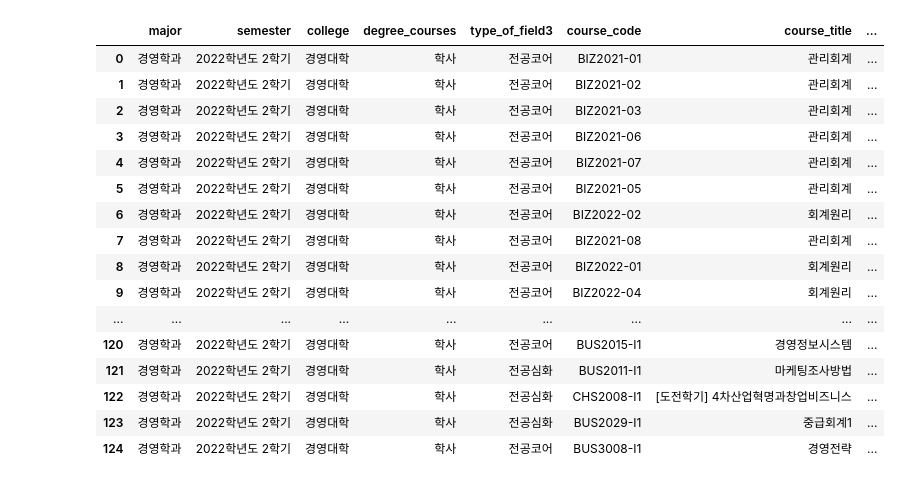
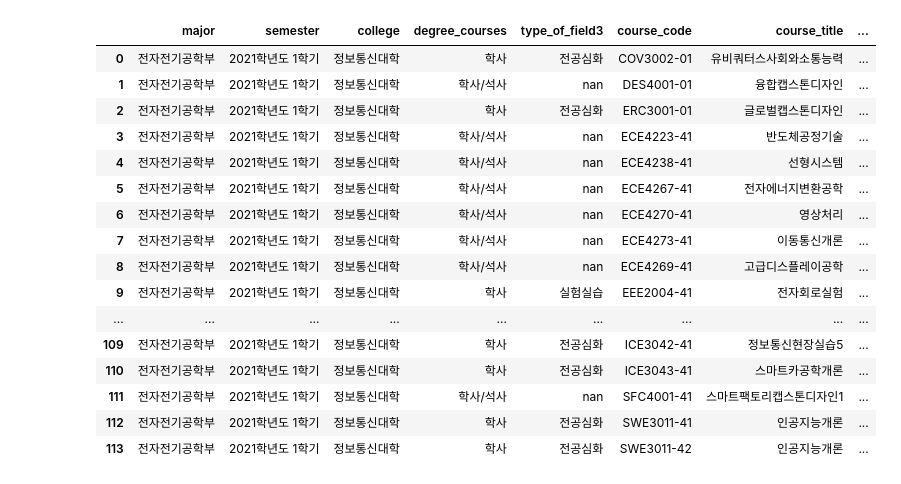
Before and after one commit to ownvoy/DSC3037-Fall-2022, a Jupyter notebook: datacleaning.ipynb, the cells around one changed output. Cells and saved outputs as stored; diff of their text form; code cells hidden in the pictures.

```diff
--- a/datacleaning.ipynb
+++ b/datacleaning.ipynb
@@ -2,10 +2,10 @@
 import json, pandas as pd
 # %%
 import json, pandas as pd
-with open(r'D:\DSC3037\data\경영학과\2022학년도 2학기.json',encoding='UTF8') as f:
+with open(r'data\\전자전기공학부\\2021학년도 1학기.json',encoding='UTF8') as f:
     js = json.loads(f.read()) ## json 라이브러리 이용
 df1 = pd.DataFrame(js)
-df1 = pd.read_json(r'D:\DSC3037\data\경영학과\2022학년도 2학기.json',encoding='UTF8') ## pd.read_json 이용
+df1 = pd.read_json(r'data\\전자전기공학부\\2021학년도 1학기.json',encoding='UTF8') ## pd.read_json 이용
 df2_list = df1['course'].to_list()
 
 # 보기 삭제
@@ -45,6 +45,7 @@ courselist = ["온라인 (사전제작)",
                             "온-오프혼합 (오프라인 순환출석+Real Time Streaming)",
                             "온-오프혼합 (오프라인+Real Time Streaming)",
                             "온-오프혼합 (오프라인+강의저장)",
+                            "온-오프[오프라인+강의저장,Real Time Streaming]",
                             "온-오프[오프라인+강의저장]",
                             "온-오프[오프라인+Real Time Streaming]",
                             "오프라인",
@@ -64,46 +65,46 @@ for each in df2_list:
         each[-1] = temp
         each[-2] = 'nan'
 # df2_ list를 dataframe으로
 df1['course'] = df2_list
 
 collumnName = ['degree_courses',
                                     'type_of_field3',
                                     'course_code',
                                     'course_title',
                                     'course_title_english',
                                     'instructor',
                                     'campus',
                                     'type_of_field2',
                                     'credits(Hrs)',
                                     'classtime',
                                     'type_of_class1',
                                     'type_of_class2',
                                     'remarks']
 
 
 for idx, name in  enumerate(collumnName):
     df1[name] = df1['course'].str.get(idx)
 
 
 
 df1=df1.drop(['course'], axis='columns')
 pd.set_option('display.max_rows',None)
 df1
 # %% [output]
 |  | major | semester | college | degree_courses | type_of_field3 | course_code | course_title | ... |
-| 0 | 경영학과 | 2022학년도 2학기 | 경영대학 | 학사 | 전공코어 | BIZ2021-01 | 관리회계 | ... |
-| 1 | 경영학과 | 2022학년도 2학기 | 경영대학 | 학사 | 전공코어 | BIZ2021-02 | 관리회계 | ... |
-| 2 | 경영학과 | 2022학년도 2학기 | 경영대학 | 학사 | 전공코어 | BIZ2021-03 | 관리회계 | ... |
-| 3 | 경영학과 | 2022학년도 2학기 | 경영대학 | 학사 | 전공코어 | BIZ2021-06 | 관리회계 | ... |
-| 4 | 경영학과 | 2022학년도 2학기 | 경영대학 | 학사 | 전공코어 | BIZ2021-07 | 관리회계 | ... |
-| 5 | 경영학과 | 2022학년도 2학기 | 경영대학 | 학사 | 전공코어 | BIZ2021-05 | 관리회계 | ... |
-| 6 | 경영학과 | 2022학년도 2학기 | 경영대학 | 학사 | 전공코어 | BIZ2022-02 | 회계원리 | ... |
-| 7 | 경영학과 | 2022학년도 2학기 | 경영대학 | 학사 | 전공코어 | BIZ2021-08 | 관리회계 | ... |
-| 8 | 경영학과 | 2022학년도 2학기 | 경영대학 | 학사 | 전공코어 | BIZ2022-01 | 회계원리 | ... |
-| 9 | 경영학과 | 2022학년도 2학기 | 경영대학 | 학사 | 전공코어 | BIZ2022-04 | 회계원리 | ... |
+| 0 | 전자전기공학부 | 2021학년도 1학기 | 정보통신대학 | 학사 | 전공심화 | COV3002-01 | 유비쿼터스사회와소통능력 | ... |
+| 1 | 전자전기공학부 | 2021학년도 1학기 | 정보통신대학 | 학사/석사 | nan | DES4001-01 | 융합캡스톤디자인 | ... |
+| 2 | 전자전기공학부 | 2021학년도 1학기 | 정보통신대학 | 학사 | 전공심화 | ERC3001-01 | 글로벌캡스톤디자인 | ... |
+| 3 | 전자전기공학부 | 2021학년도 1학기 | 정보통신대학 | 학사/석사 | nan | ECE4223-41 | 반도체공정기술 | ... |
+| 4 | 전자전기공학부 | 2021학년도 1학기 | 정보통신대학 | 학사/석사 | nan | ECE4238-41 | 선형시스템 | ... |
+| 5 | 전자전기공학부 | 2021학년도 1학기 | 정보통신대학 | 학사/석사 | nan | ECE4267-41 | 전자에너지변환공학 | ... |
+| 6 | 전자전기공학부 | 2021학년도 1학기 | 정보통신대학 | 학사/석사 | nan | ECE4270-41 | 영상처리 | ... |
+| 7 | 전자전기공학부 | 2021학년도 1학기 | 정보통신대학 | 학사/석사 | nan | ECE4273-41 | 이동통신개론 | ... |
+| 8 | 전자전기공학부 | 2021학년도 1학기 | 정보통신대학 | 학사/석사 | nan | ECE4269-41 | 고급디스플레이공학 | ... |
+| 9 | 전자전기공학부 | 2021학년도 1학기 | 정보통신대학 | 학사 | 실험실습 | EEE2004-41 | 전자회로실험 | ... |
 | ... | ... | ... | ... | ... | ... | ... | ... | ... |
-| 120 | 경영학과 | 2022학년도 2학기 | 경영대학 | 학사 | 전공코어 | BUS2015-I1 | 경영정보시스템 | ... |
-| 121 | 경영학과 | 2022학년도 2학기 | 경영대학 | 학사 | 전공심화 | BUS2011-I1 | 마케팅조사방법 | ... |
-| 122 | 경영학과 | 2022학년도 2학기 | 경영대학 | 학사 | 전공심화 | CHS2008-I1 | [도전학기] 4차산업혁명과창업비즈니스 | ... |
-| 123 | 경영학과 | 2022학년도 2학기 | 경영대학 | 학사 | 전공심화 | BUS2029-I1 | 중급회계1 | ... |
-| 124 | 경영학과 | 2022학년도 2학기 | 경영대학 | 학사 | 전공코어 | BUS3008-I1 | 경영전략 | ... |
+| 109 | 전자전기공학부 | 2021학년도 1학기 | 정보통신대학 | 학사 | 전공심화 | ICE3042-41 | 정보통신현장실습5 | ... |
+| 110 | 전자전기공학부 | 2021학년도 1학기 | 정보통신대학 | 학사 | 전공심화 | ICE3043-41 | 스마트카공학개론 | ... |
+| 111 | 전자전기공학부 | 2021학년도 1학기 | 정보통신대학 | 학사/석사 | nan | SFC4001-41 | 스마트팩토리캡스톤디자인1 | ... |
+| 112 | 전자전기공학부 | 2021학년도 1학기 | 정보통신대학 | 학사 | 전공심화 | SWE3011-41 | 인공지능개론 | ... |
+| 113 | 전자전기공학부 | 2021학년도 1학기 | 정보통신대학 | 학사 | 전공심화 | SWE3011-42 | 인공지능개론 | ... |
```
Also changed, not shown: 2 other files.
